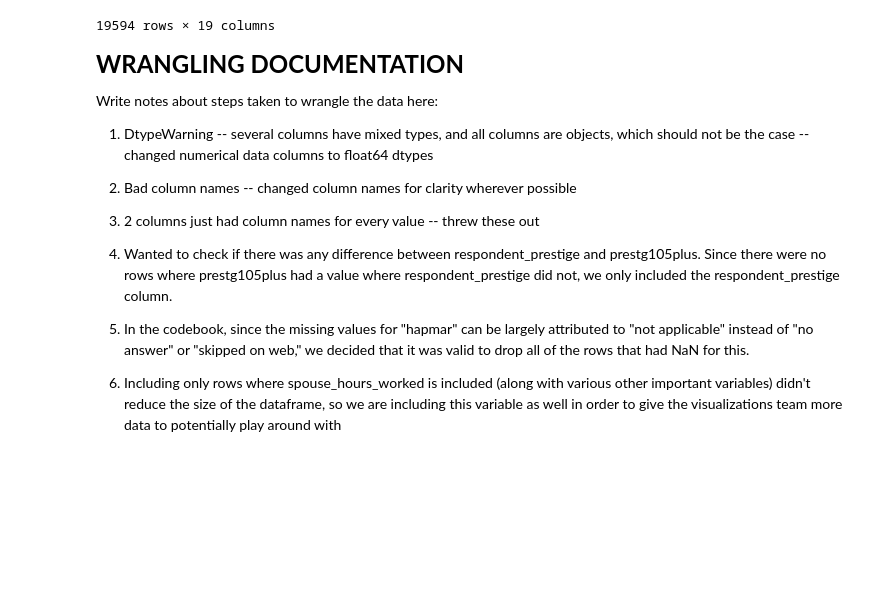
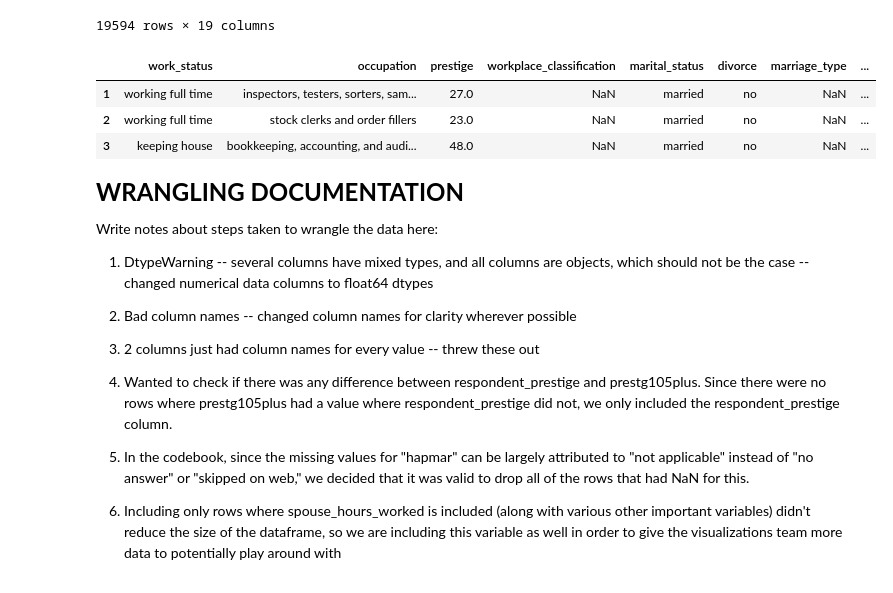
Before and after one commit to torrancefredell/gss_project, a Jupyter notebook: gss_project.ipynb, the cells around one changed output. Cells and saved outputs as stored; diff of their text form; code cells hidden in the pictures; blank space fills up the shorter version.

```diff
--- a/gss_project.ipynb
+++ b/gss_project.ipynb
@@ -516,6 +516,16 @@ df_prestige_hapmar_hours
 | 72390 | working full time | elementary and middle school teac... | NaN | other (agriculture, construction,... | married | no | marriage between a man and a woman | ... |
 | 72391 | working full time | forest and conservation workers | NaN | other (agriculture, construction,... | married | no | marriage between a man and a woman | ... |
 19594 rows × 19 columns
+# %%
+df_prestige_hapmar_hours = df_prestige_hapmar_hours.reset_index(drop=True)
+df_prestige_hapmar_hours.index = df_prestige_hapmar_hours.index + 1
+final_df = df_prestige_hapmar_hours
+final_df.head(3)
+# %% [output]
+|  | work_status | occupation | prestige | workplace_classification | marital_status | divorce | marriage_type | ... |
+| 1 | working full time | inspectors, testers, sorters, sam... | 27.0 | NaN | married | no | NaN | ... |
+| 2 | working full time | stock clerks and order fillers | 23.0 | NaN | married | no | NaN | ... |
+| 3 | keeping house | bookkeeping, accounting, and audi... | 48.0 | NaN | married | no | NaN | ... |
 # %% [markdown]
 <font size="5">**WRANGLING DOCUMENTATION**</font>
 
```
Also changed, not shown: parts of 1 cell of this notebook.
